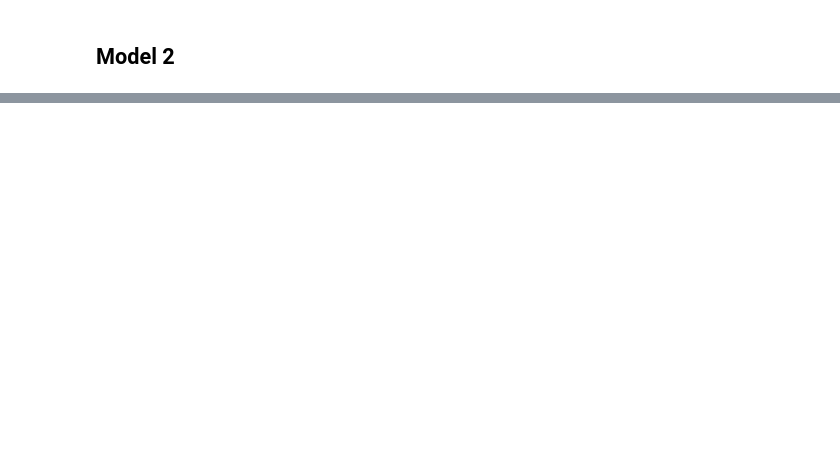
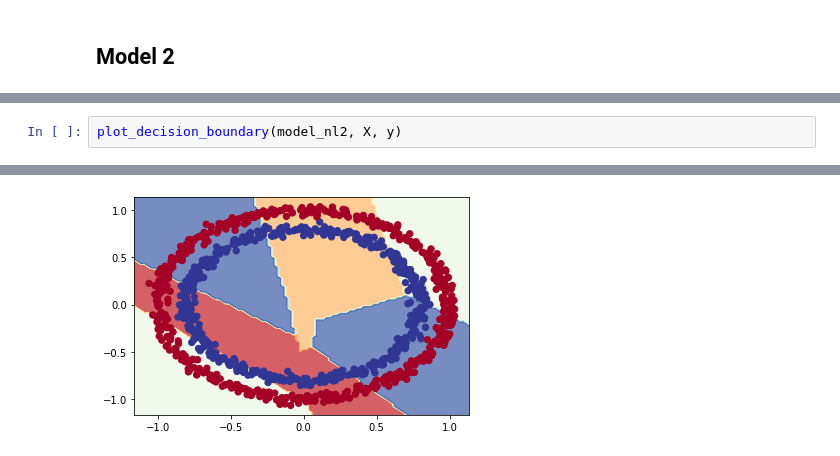
Before and after one commit to LazaUK/UdemyProjects-TensorFlow, a Jupyter notebook: Project4_NNClassification/TensorFlow_04_IntroClassNN_Nonlinear.ipynb, the cells around one changed output, grey strips where cells are left out. Saved outputs shown, nothing was run; the diff lists cells and outputs as text; blank space fills up the shorter version.

```diff
--- a/Project4_NNClassification/TensorFlow_04_IntroClassNN_Nonlinear.ipynb
+++ b/Project4_NNClassification/TensorFlow_04_IntroClassNN_Nonlinear.ipynb
@@ -93 +130,4 @@ Epoch 100/100
 <keras.callbacks.History at 0x...>
+# %%
+plot_decision_boundary(model_nl2, X, y)
+# %% [output]
@@ -93,0 +136 @@ Epoch 100/100
+[figure, added]
```
Also changed, not shown: parts of 6 cells of this notebook.
